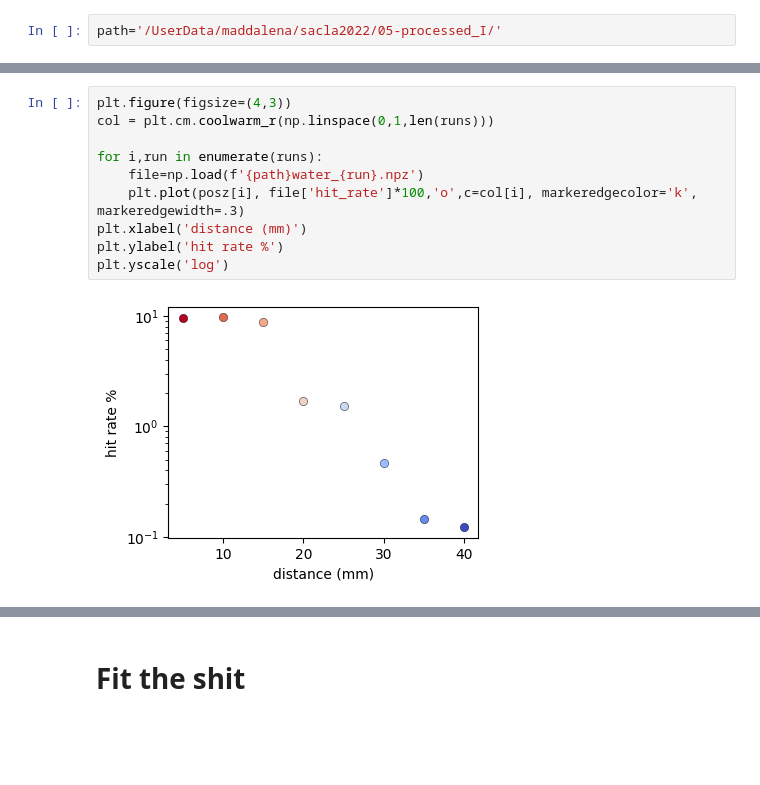
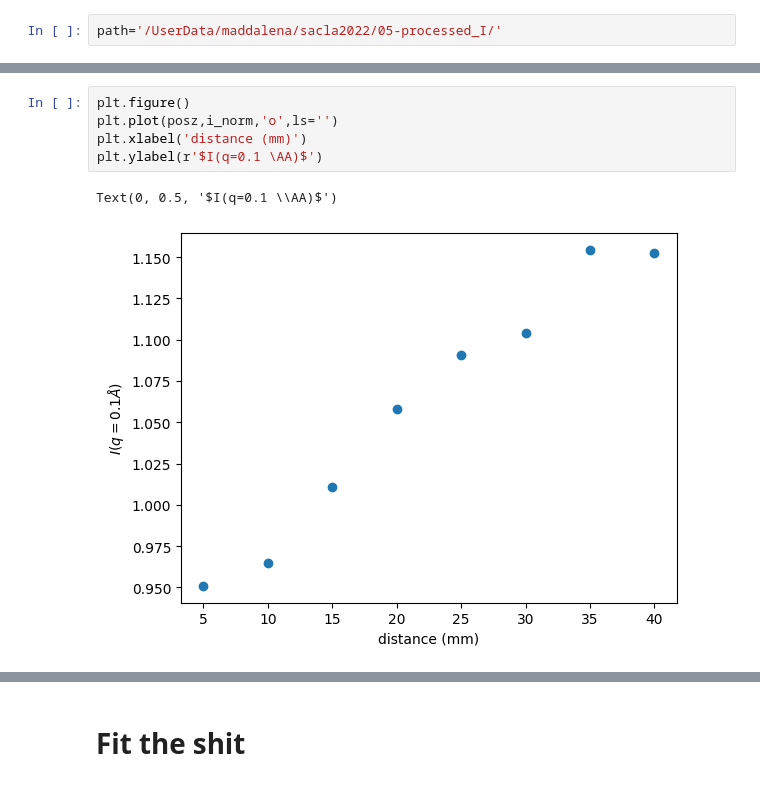
Before and after one commit to fperakis/SACLA_2022B8033, a Jupyter notebook: examples/09-plot_all_fit.ipynb, the cells around one changed output, grey strips where cells are left out. Saved outputs shown, nothing was run; the diff lists cells and outputs as text; blank space fills up the shorter version.

```diff
--- a/examples/09-plot_all_fit.ipynb
+++ b/examples/09-plot_all_fit.ipynb
@@ -50,12 +53,8 @@ Text(0.5, 0, '$q$ $\\rm (\\AA^{-1})$')
-# %%
-plt.figure(figsize=(4,3))
-col = plt.cm.coolwarm_r(np.linspace(0,1,len(runs)))
-
-for i,run in enumerate(runs):
-    file=np.load(f'{path}water_{run}.npz')
-    plt.plot(posz[i], file['hit_rate']*100,'o',c=col[i], markeredgecolor='k', markeredgewidth=.3)
-plt.xlabel('distance (mm)')
-plt.ylabel('hit rate %')
-plt.yscale('log')
-# %% [output]
-[figure, removed]
+# %%
+plt.figure()
+plt.plot(posz,i_norm,'o',ls='')
+plt.xlabel('distance (mm)')
+plt.ylabel(r'$I(q=0.1 \AA)$')
+# %% [output]
+Text(0, 0.5, '$I(q=0.1 \\AA)$')
+[figure, added]
```
Also changed, not shown: parts of 20 cells of this notebook, 1 other file.
